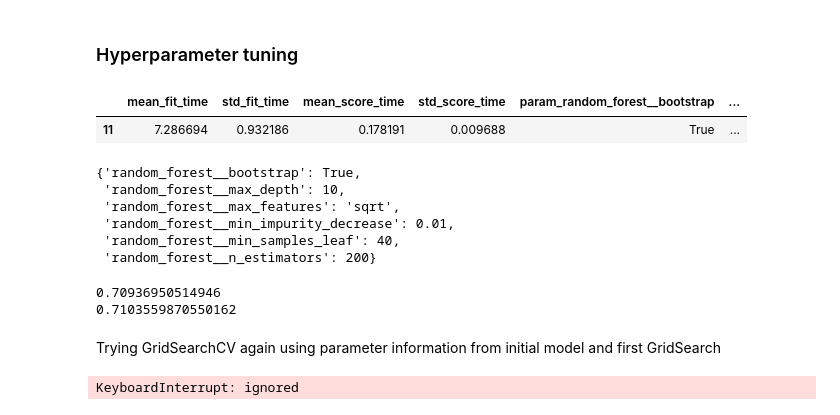
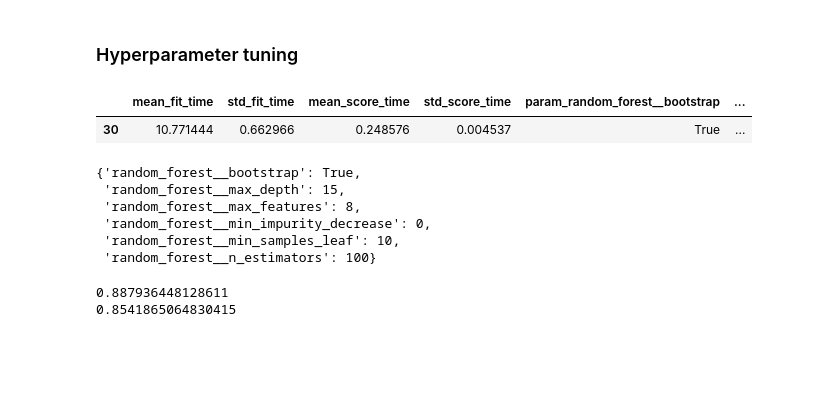
Before and after one commit to kcaat/datathon4, a Jupyter notebook: Datathon_4_Team_1.ipynb, the cells around one changed output. Cells and saved outputs as stored; diff of their text form; code cells hidden in the pictures; blank space fills up the shorter version.

```diff
--- a/Datathon_4_Team_1.ipynb
+++ b/Datathon_4_Team_1.ipynb
@@ -880,48 +855,49 @@ Random Forest Initial Parameters:
 ### Hyperparameter tuning
 # %%
 # Setting hyperparameters for Random Forest for the Grid Search.
+# informed by intitial model, since there was high accuracy
 param_dist = {
-    "random_forest__n_estimators" : [200],
+    "random_forest__n_estimators" : [100],
     "random_forest__max_depth" : [5, 10, 15],
-    "random_forest__min_samples_leaf" : [20, 30 , 40], #considered large sample size (63k for training)
-    "random_forest__max_features" : ['sqrt', 8, 12], #total features=15
-    "random_forest__min_impurity_decrease" : [0.01],
+    "random_forest__min_samples_leaf" : [10, 20, 30],
+    "random_forest__max_features" : ['sqrt', 8], #total features=15
+    "random_forest__min_impurity_decrease" : [0, 0.01],
     "random_forest__bootstrap" : [True]
 }
 
 #waited 45 min then cut down on parameter options
 #this takes 20 min
 
 # Initializing stratified K-fold cross-validation. This ensures each fold has the same proportion of target labels as the whole dataset.
 skf = StratifiedKFold(n_splits=5)
 
 # Setting up GridSearchCV to search through the parameter space.
 # It will evaluate the model for each combination of hyperparameters provided using stratified K-fold cross-validation.
 random_search = GridSearchCV(
     model, param_grid=param_dist, cv=skf
 )
 
 # Running the GridSearchCV on the training data.
 random_search.fit(training_data.drop('hospital_death', axis=1), training_data['hospital_death'])
 
 # Extracting the results of the Grid Search into a DataFrame for analysis.
 results = pd.DataFrame(random_search.cv_results_)
 
 # Filtering to get the rows with the best performing hyperparameters.
 results[results['rank_test_score'] == 1]
 # %% [output]
 |  | mean_fit_time | std_fit_time | mean_score_time | std_score_time | param_random_forest__bootstrap | ... |
-| 11 | 7.286694 | 0.932186 | 0.178191 | 0.009688 | True | ... |
+| 30 | 10.771444 | 0.662966 | 0.248576 | 0.004537 | True | ... |
 # %%
 # Retrieve the best hyperparameters after Grid Search
 random_search.best_params_
 # %% [output]
 {'random_forest__bootstrap': True,
- 'random_forest__max_depth': 10,
- 'random_forest__max_features': 'sqrt',
- 'random_forest__min_impurity_decrease': 0.01,
- 'random_forest__min_samples_leaf': 40,
- 'random_forest__n_estimators': 200}
+ 'random_forest__max_depth': 15,
+ 'random_forest__max_features': 8,
+ 'random_forest__min_impurity_decrease': 0,
+ 'random_forest__min_samples_leaf': 10,
+ 'random_forest__n_estimators': 100}
 # %%
 # Apply optimal hyperparameters
 model = model.set_params(**random_search.best_params_)
@@ -940,44 +916,5 @@ print(accuracy_score(testing_data['hospital_death'], Y_pred))
 
 # why did it get worse :D
 # %% [output]
-0.70936950514946
-0.7103559870550162
+0.887936448128611
+0.8541865064830415
-# %% [markdown]
-Trying GridSearchCV again using parameter information from initial model and first GridSearch
-# %%
-# Setting hyperparameters for Random Forest for the Grid Search.
-#'bootstrap': True, 'ccp_alpha': 0.0, 'class_weight': 'balanced_subsample', 'criterion': 'gini'
-#'max_depth': None, 'max_features': 'sqrt', 'max_leaf_nodes': None, 'max_samples': None
-#'min_impurity_decrease': 0.0, 'min_samples_leaf': 1,'min_samples_split': 2, 'min_weight_fraction_leaf': 0.0
-#'n_estimators': 100, 'n_jobs': None, 'oob_score': True, 'random_state': None, 'verbose': 0, 'warm_start': False
-param_dist = {
-    "random_forest__n_estimators" : [100],
-    "random_forest__max_depth" : [7, 10, 12],
-    "random_forest__min_samples_leaf" : [30, 40, 50], #considered large sample size (63k for training)
-    "random_forest__max_features" : ['sqrt'], #total features=15
-    "random_forest__min_impurity_decrease" : [0, 0.01],
-    "random_forest__bootstrap" : [True]
-}
-
-#waited 45 min then cut down on parameter options
-#this takes 20 min
-
-# Initializing stratified K-fold cross-validation. This ensures each fold has the same proportion of target labels as the whole dataset.
-skf = StratifiedKFold(n_splits=5)
-
-# Setting up GridSearchCV to search through the parameter space.
-# It will evaluate the model for each combination of hyperparameters provided using stratified K-fold cross-validation.
-random_search = GridSearchCV(
-    model, param_grid=param_dist, cv=skf
-)
-
-# Running the GridSearchCV on the training data.
-random_search.fit(training_data.drop('hospital_death', axis=1), training_data['hospital_death'])
-
-# Extracting the results of the Grid Search into a DataFrame for analysis.
-results = pd.DataFrame(random_search.cv_results_)
-
-# Filtering to get the rows with the best performing hyperparameters.
-results[results['rank_test_score'] == 1]
-# %% [output]
-KeyboardInterrupt: ignored
```
Also changed, not shown: parts of 23 cells of this notebook.
